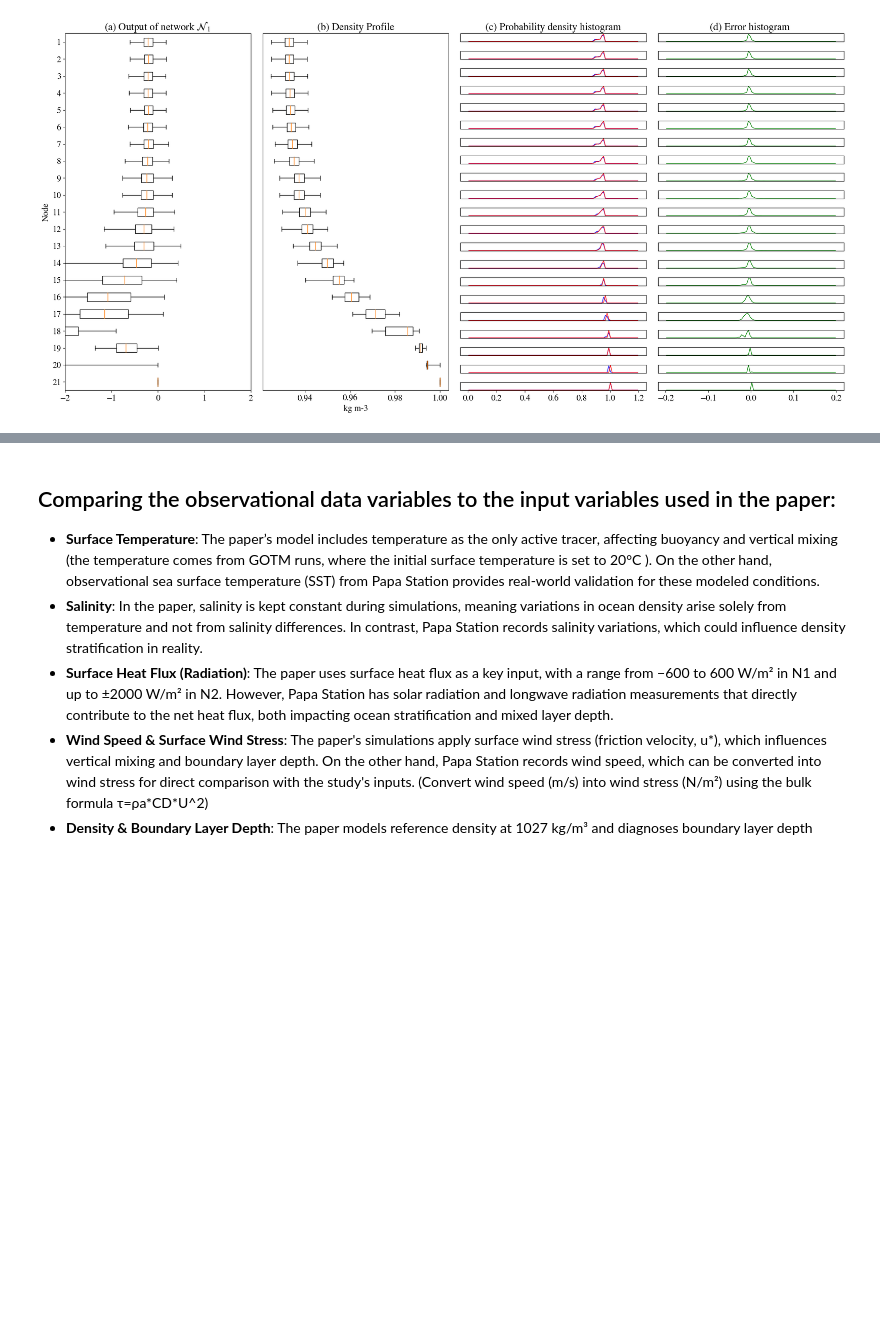
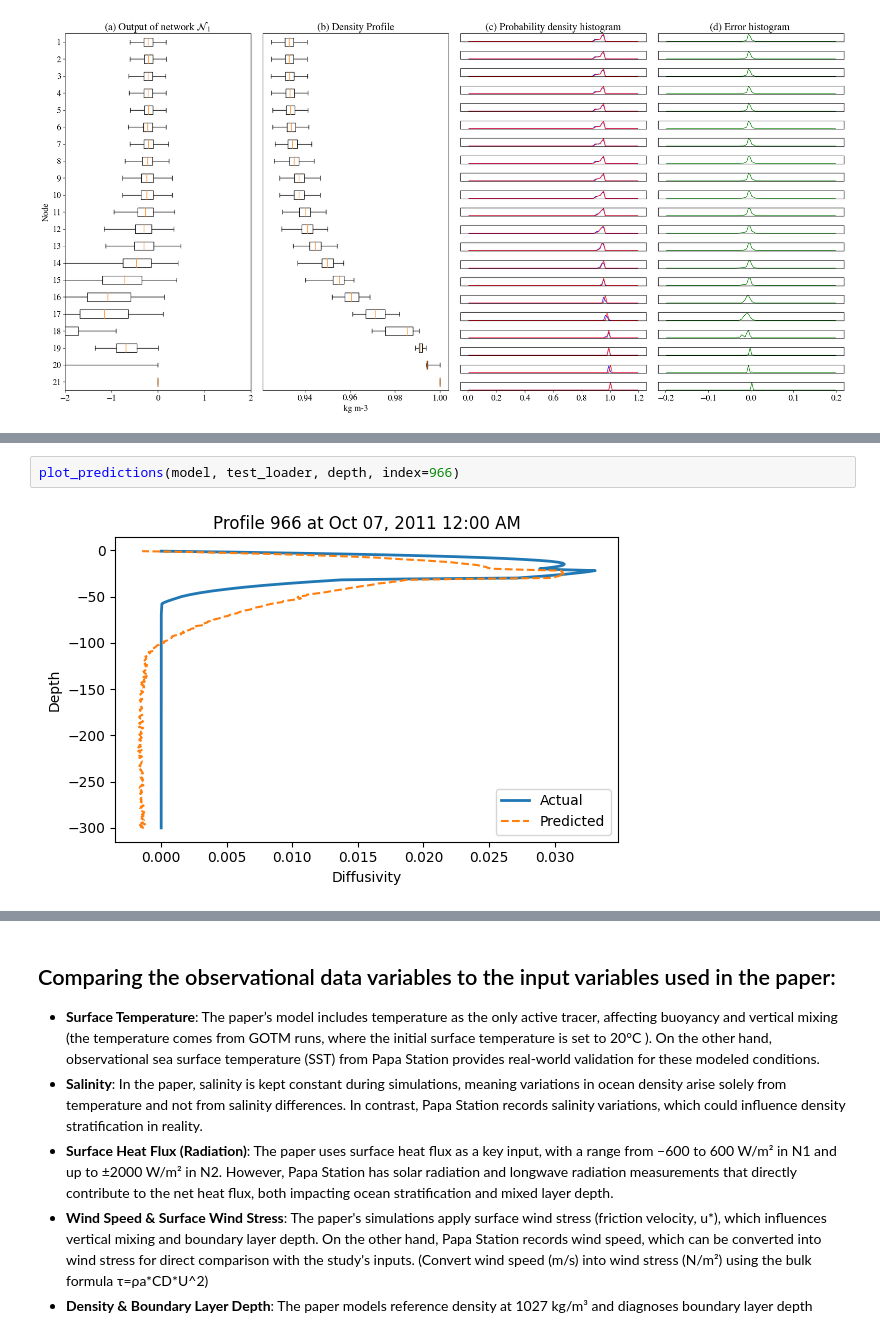
Before and after one commit to skortchmark9/Climate_ML, a Jupyter notebook: Project_2/main.ipynb, the cells around one changed output, grey strips where cells are left out. Cells and saved outputs as stored; diff of their text form; blank space fills up the shorter version.

```diff
--- a/Project_2/main.ipynb
+++ b/Project_2/main.ipynb
@@ -365,0 +447,4 @@ performance_sigma_point(model, x, valid_x, y, valid_y, k_mean, k_std, maxes)
+# %%
+plot_predictions(model, test_loader, depth, index=966)
+# %% [output]
+[figure, added]
```
Also changed, not shown: parts of 14 cells of this notebook.
